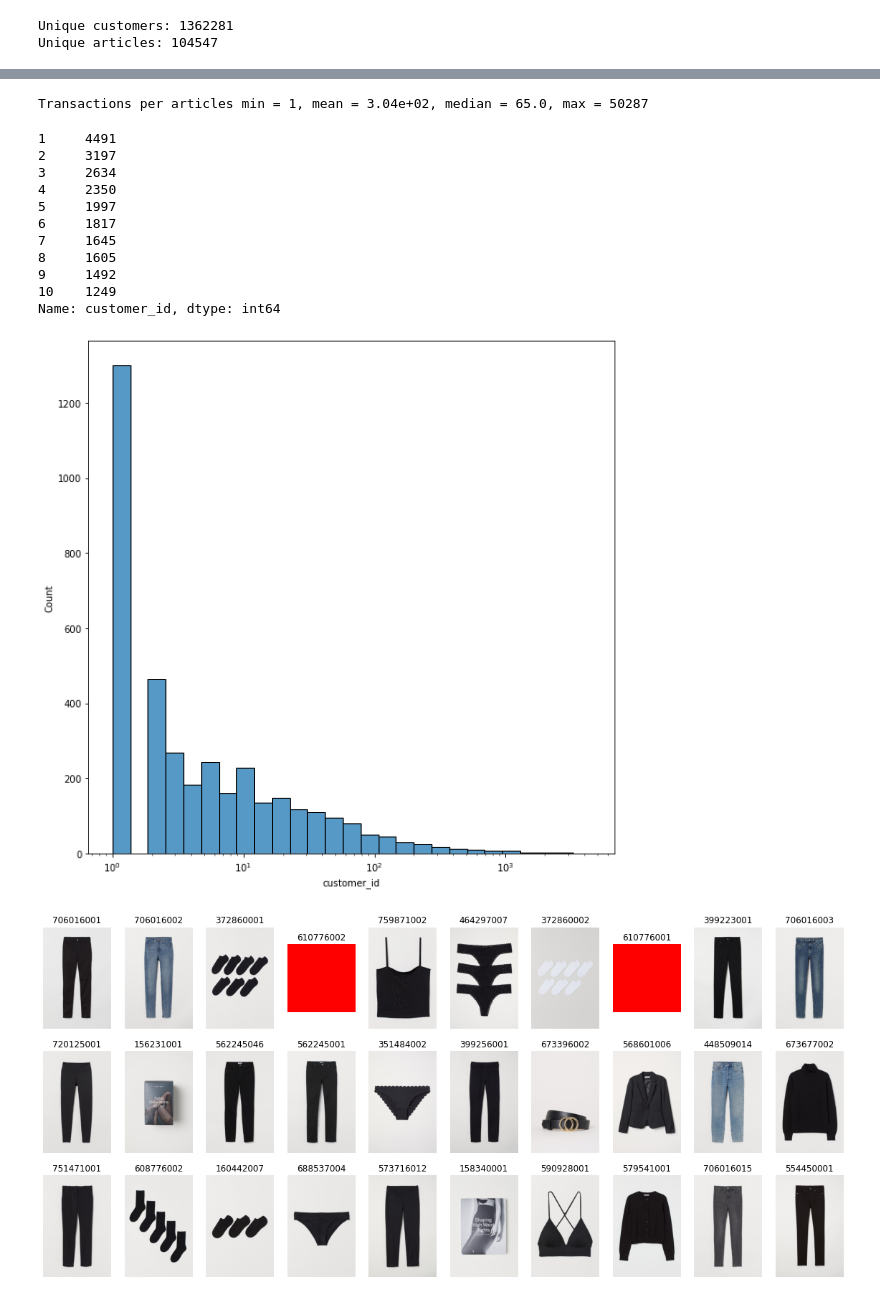
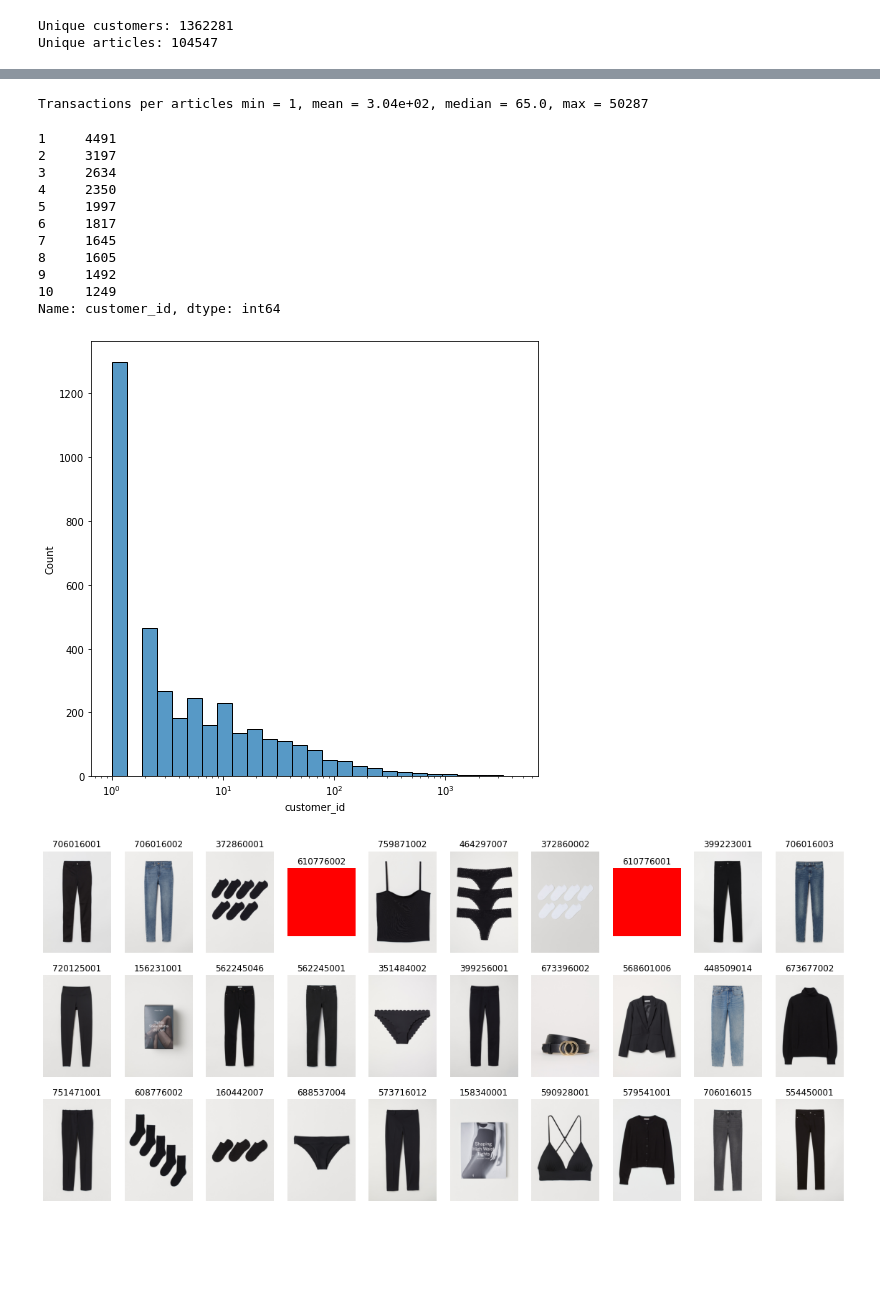
Before and after one commit to alex-prokudaylo/otus_education, a Jupyter notebook: h-m-recsys-eda.ipynb, the cells around one changed output, grey strips where cells are left out. Cells and saved outputs as stored; diff of their text form; code cells hidden in the pictures; blank space fills up the shorter version.

```diff
--- a/h-m-recsys-eda.ipynb
+++ b/h-m-recsys-eda.ipynb
@@ -72,25 +72,25 @@ Name: article_id, dtype: int64
 # %%
 per_articles = transactions_df.groupby("article_id")["customer_id"].count()
 
 print("Transactions per articles min = {}, mean = {:.3}, median = {:.3}, max = {}".format(per_articles.min(), per_articles.mean(), per_articles.median(), per_articles.max()))
 
-plt.figure(figsize=(10,10))
+plt.figure(figsize=(8,8))
 sns.histplot(per_articles.value_counts(), log_scale=True)
 per_articles.value_counts().head(10)
 # %% [output]
 Transactions per articles min = 1, mean = 3.04e+02, median = 65.0, max = 50287
 1     4491
 2     3197
 3     2634
 4     2350
 5     1997
 6     1817
 7     1645
 8     1605
 9     1492
 10    1249
 Name: customer_id, dtype: int64
-[figure, old version]
+[figure, new version]
 # %%
 def draw_images(image_ids, rows=1):
     img_list = []
```
Also changed, not shown: parts of 6 cells of this notebook.
